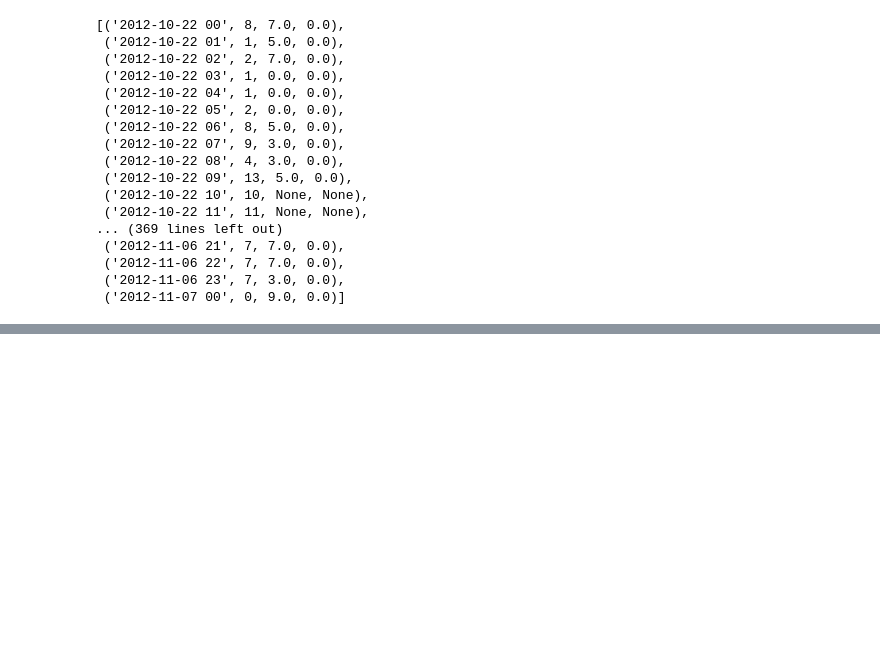
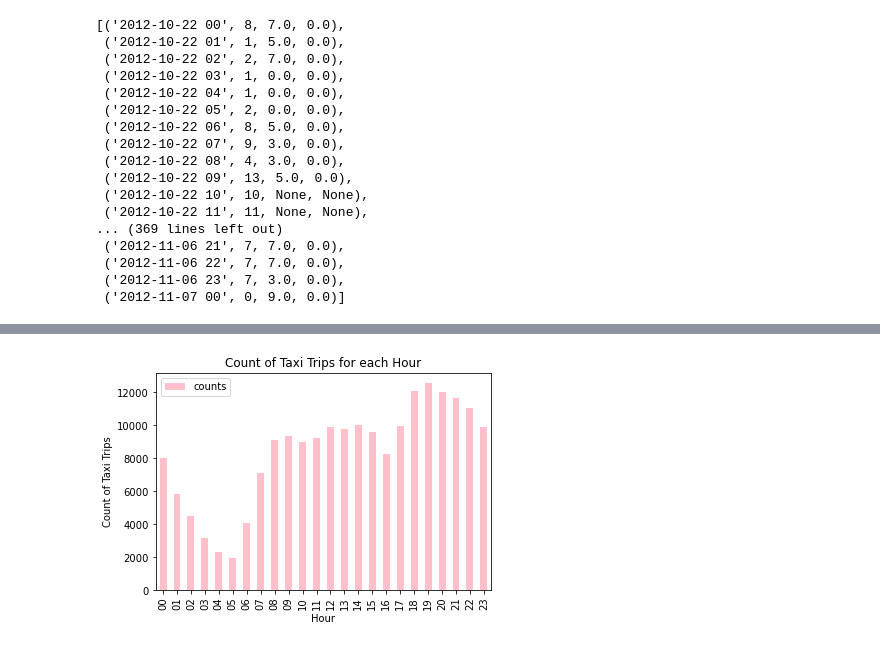
Before and after one commit to Vivian-QwYu/Final-Project-IEOR4501, a Jupyter notebook: Final project_IEOR4501.ipynb, the cells around one changed output, grey strips where cells are left out. Drawn from its saved outputs; the diff is of its cells as text; code cells hidden in the pictures; blank space fills up the shorter version.

Commit message:
Update code for visualization 1-3.

```diff
--- a/Final project_IEOR4501.ipynb
+++ b/Final project_IEOR4501.ipynb
@@ -653,0 +660,10 @@ query_to_file(QUERY_STMT_6, query_file_6)
+# %%
+def histogram_for_taxi_trip() -> None:
+
+    data = pd.read_sql_query(QUERY_STMT_1, engine).sort_values(by="hour", ascending=True)
+    data.plot(x="hour", y="counts",kind="bar", title="Count of Taxi Trips for each Hour", \
+              xlabel="Hour", ylabel="Count of Taxi Trips", color = "pink")
+# %%
+histogram_for_taxi_trip()
+# %% [output]
+[figure, added]
```
Also changed, not shown: parts of 8 cells of this notebook.
